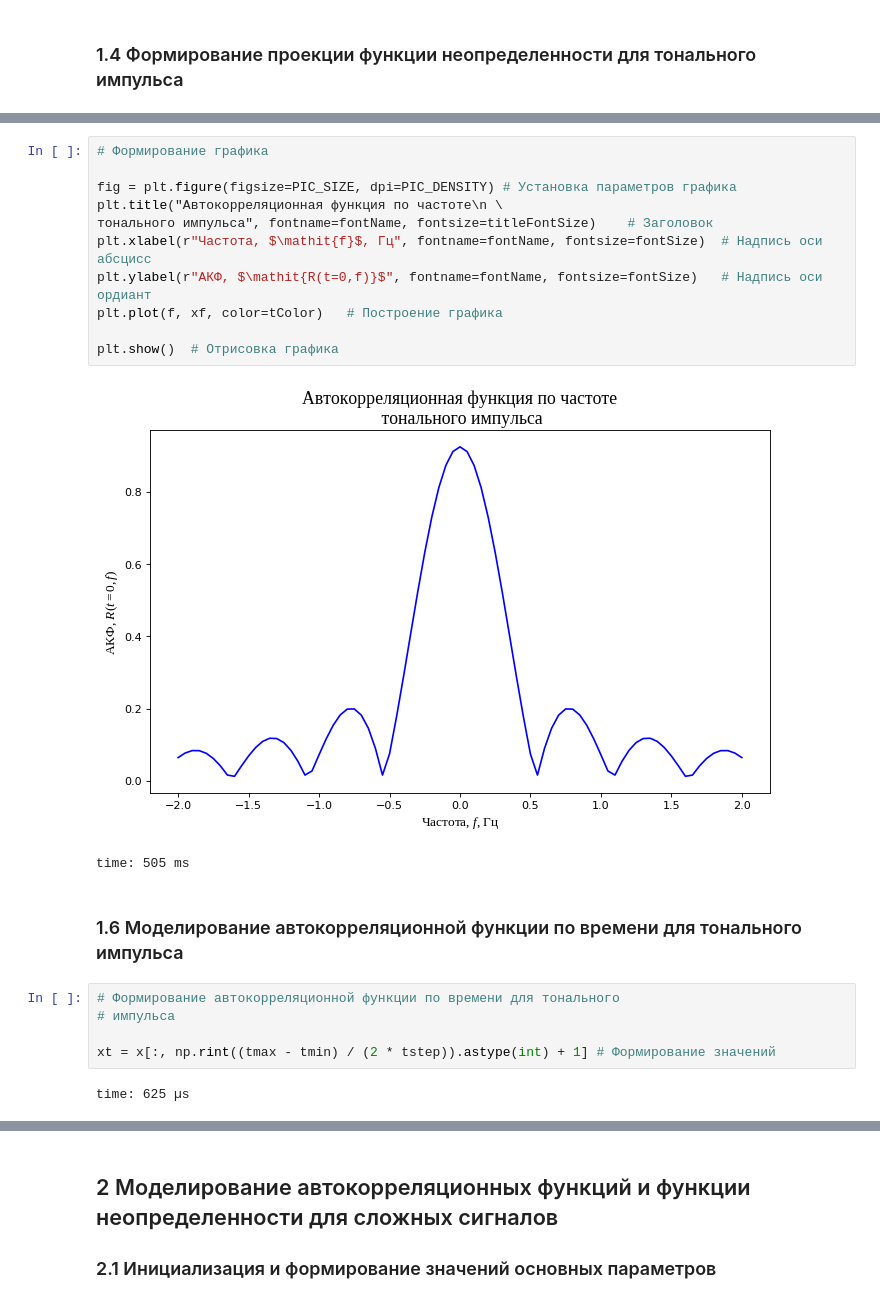
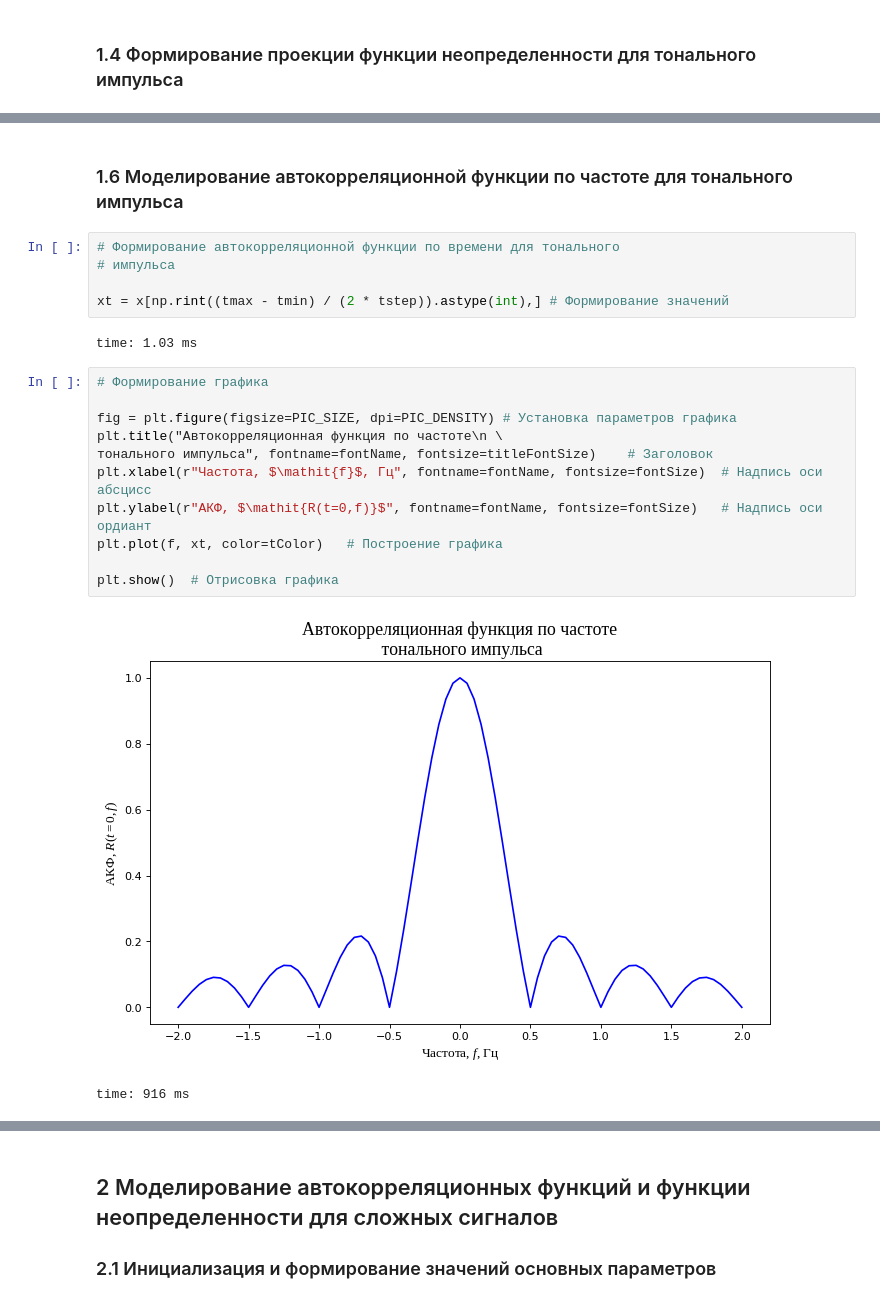
Before and after one commit to SakuraOneLove/DSP-2020, a Jupyter notebook: 4.ipynb, the cells around one changed output, grey strips where cells are left out. Saved outputs shown, nothing was run; the diff lists cells and outputs as text.

```diff
--- a/4.ipynb
+++ b/4.ipynb
@@ -154,23 +168,23 @@ time: 1.15 ms
+# %% [markdown]
+### 1.6 Моделирование автокорреляционной функции по частоте для тонального импульса
+# %%
+# Формирование автокорреляционной функции по времени для тонального
+# импульса
+
+xt = x[np.rint((tmax - tmin) / (2 * tstep)).astype(int),] # Формирование значений
+# %% [output]
+time: 1.03 ms
 # %%
 # Формирование графика
 
 fig = plt.figure(figsize=PIC_SIZE, dpi=PIC_DENSITY) # Установка параметров графика
 plt.title("Автокорреляционная функция по частоте\n \
 тонального импульса", fontname=fontName, fontsize=titleFontSize)    # Заголовок
 plt.xlabel(r"Частота, $\mathit{f}$, Гц", fontname=fontName, fontsize=fontSize)  # Надпись оси абсцисс
 plt.ylabel(r"АКФ, $\mathit{R(t=0,f)}$", fontname=fontName, fontsize=fontSize)   # Надпись оси ордиант
-plt.plot(f, xf, color=tColor)   # Построение графика
+plt.plot(f, xt, color=tColor)   # Построение графика
 
 plt.show()  # Отрисовка графика
 # %% [output]
-[figure, old version]
+[figure, new version]
-time: 505 ms
+time: 916 ms
-# %% [markdown]
-### 1.6 Моделирование автокорреляционной функции по времени для тонального импульса
-# %%
-# Формирование автокорреляционной функции по времени для тонального
-# импульса
-
-xt = x[:, np.rint((tmax - tmin) / (2 * tstep)).astype(int) + 1] # Формирование значений
-# %% [output]
-time: 625 µs
```
Also changed, not shown: parts of 30 cells of this notebook.
